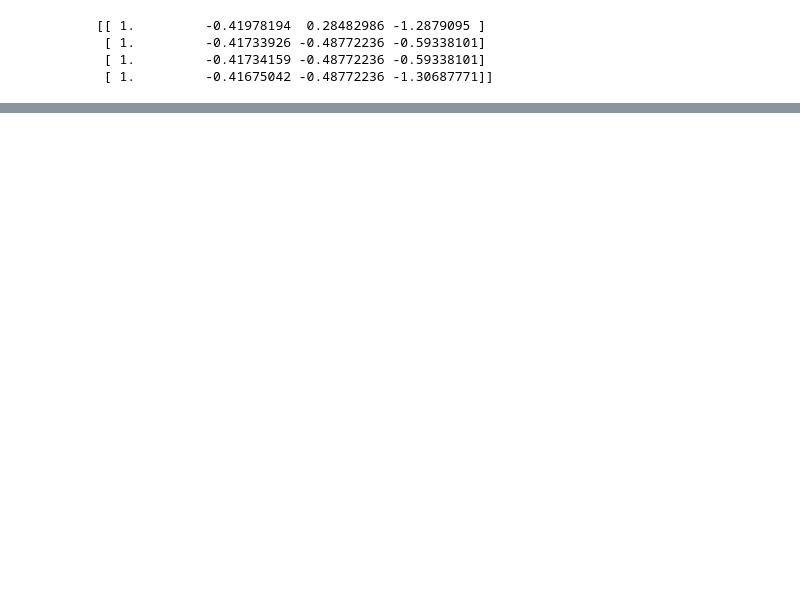
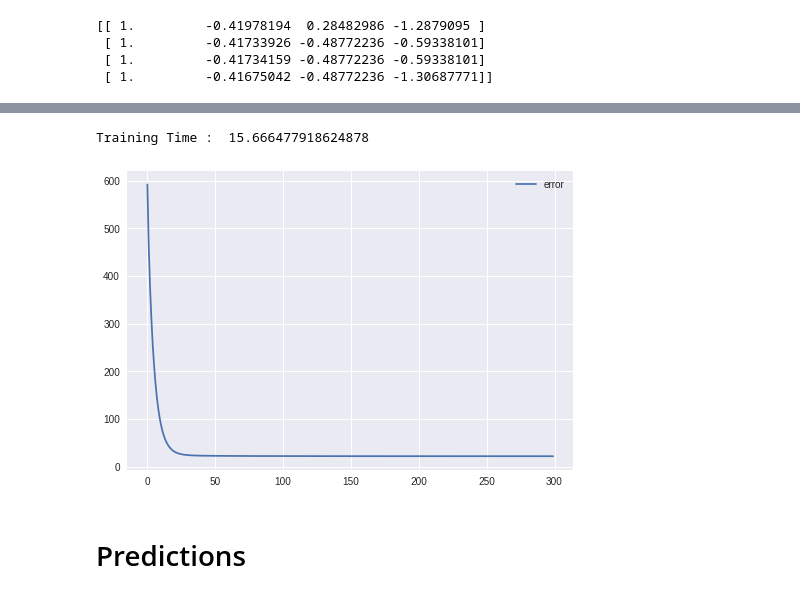
Before and after one commit to joyguptaa/Boston-Houses-Prediction, a Jupyter notebook: Boston House.ipynb, the cells around one changed output, grey strips where cells are left out. Cells and saved outputs as stored; diff of their text form; code cells hidden in the pictures; blank space fills up the shorter version.

```diff
--- a/Boston House.ipynb
+++ b/Boston House.ipynb
@@ -218,0 +271,19 @@ error_list, theta = GradientDescent(X, Y)
+# %%
+# Training Time
+import time
+
+start = time.time()
+error_list, theta = GradientDescent(X, Y)
+end = time.time()
+
+print("Training Time : ", (end - start))
+# %% [output]
+Training Time :  15.666477918624878
+# %%
+plt.style.use("seaborn")
+plt.plot(error_list, label = "error")
+plt.legend();
+# %% [output]
+[figure, added]
+# %% [markdown]
+# Predictions
```
Also changed, not shown: parts of 11 cells of this notebook.
